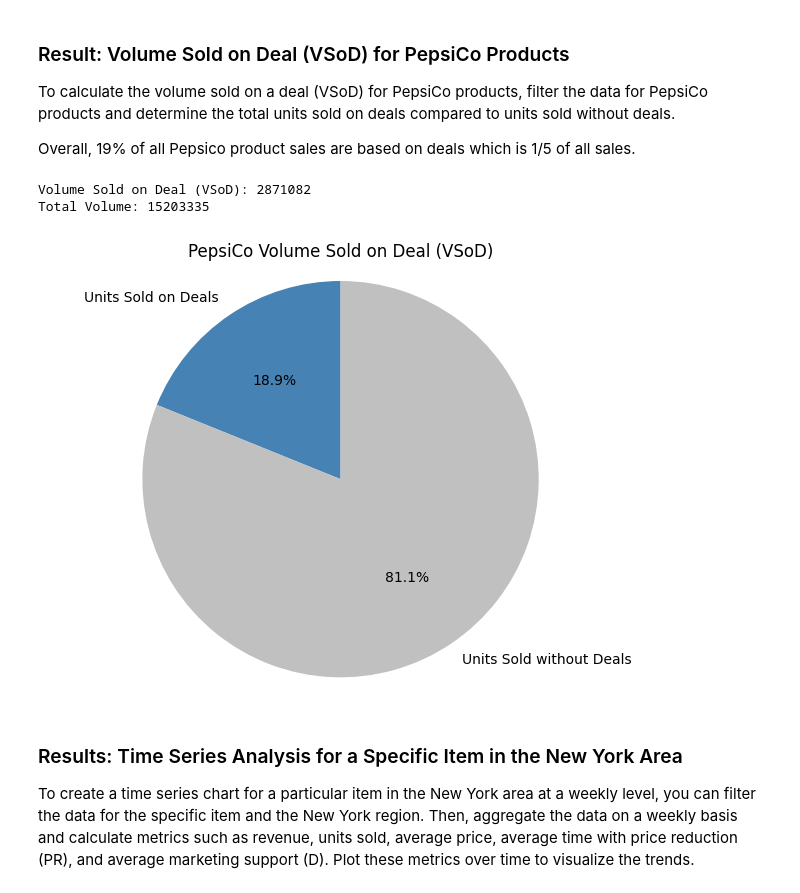
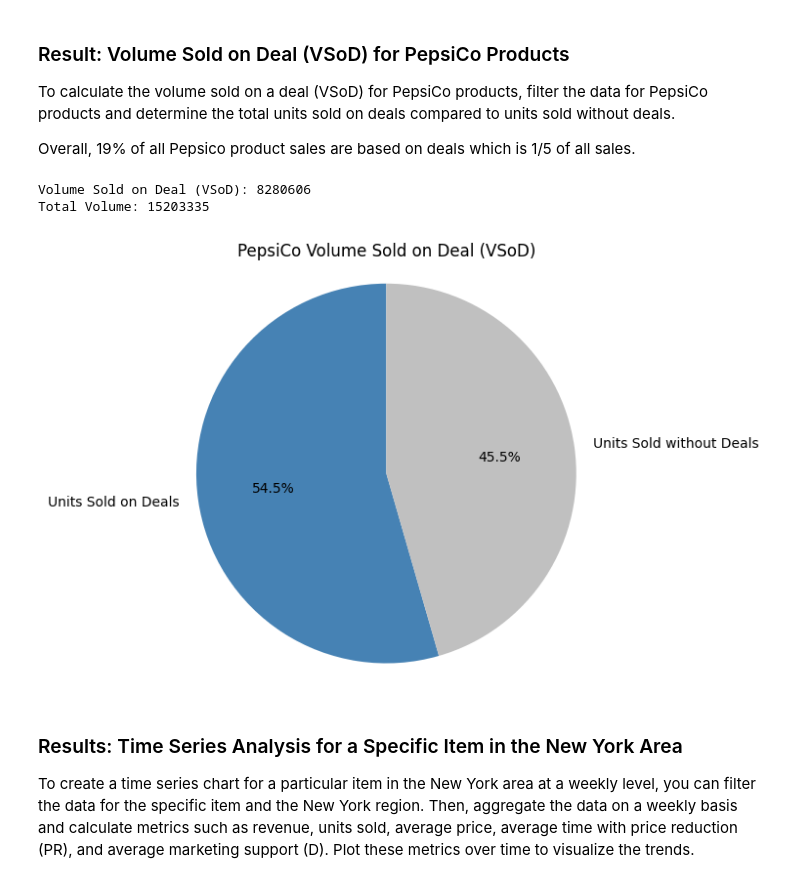
Before and after one commit to mistermakc/big-data-kpis, a Jupyter notebook: analysis/analysis.ipynb, the cells around one changed output. Cells and saved outputs as stored; diff of their text form; code cells hidden in the pictures.

```diff
--- a/analysis/analysis.ipynb
+++ b/analysis/analysis.ipynb
@@ -666,34 +666,34 @@ To calculate the volume sold on a deal (VSoD) for PepsiCo products, filter the d
 Overall, 19% of all Pepsico product sales are based on deals which is 1/5 of all sales.
 # %%
 # Filter for products sold on a deal and not on a deal
-pepsico_deals_df = ny_pepsico_df[ny_pepsico_df["D"] == 1]
+pepsico_deals_df = ny_pepsico_df[ny_pepsico_df["PR"] > 0.1]
 
 # Calculate VSoD and total units
 vsod = pepsico_deals_df['UNITS'].sum()
 total_volume = ny_pepsico_df['UNITS'].sum()
 vsnod = total_volume - vsod
 
 # Print VSoD
 print('Volume Sold on Deal (VSoD):', vsod)
 print('Total Volume:', total_volume)
 
 # Pie chart visualization
 labels = ['Units Sold on Deals', 'Units Sold without Deals']
 sizes = [vsod, vsnod]
 colors = ['steelblue','silver']
 
 fig1, ax1 = plt.subplots()
 ax1.pie(sizes, colors=colors, labels=labels, autopct='%1.1f%%', startangle=90)
 
 # Equal aspect ratio ensures that pie is drawn as a circle
 plt.title("PepsiCo Volume Sold on Deal (VSoD)")
 ax1.axis('equal')
 plt.tight_layout()
 plt.show()
 # %% [output]
-Volume Sold on Deal (VSoD): 2871082
+Volume Sold on Deal (VSoD): 8280606
 Total Volume: 15203335
-[figure, old version]
+[figure, new version]
 # %% [markdown]
 ### Results: Time Series Analysis for a Specific Item in the New York Area
 
```
